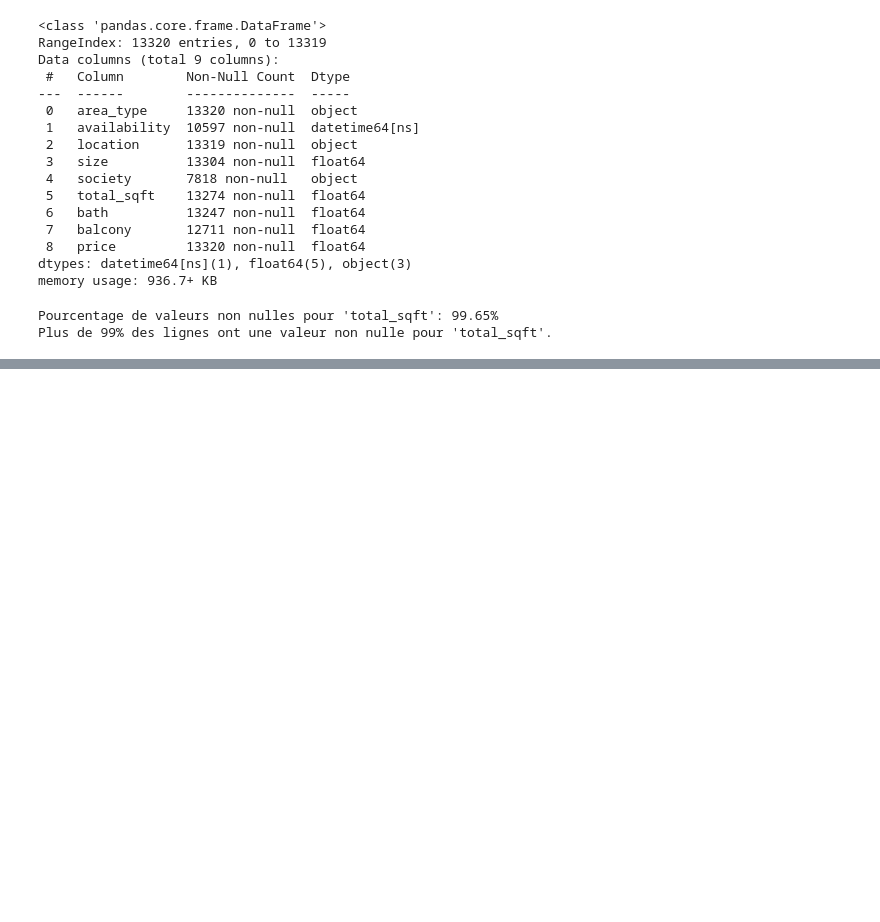
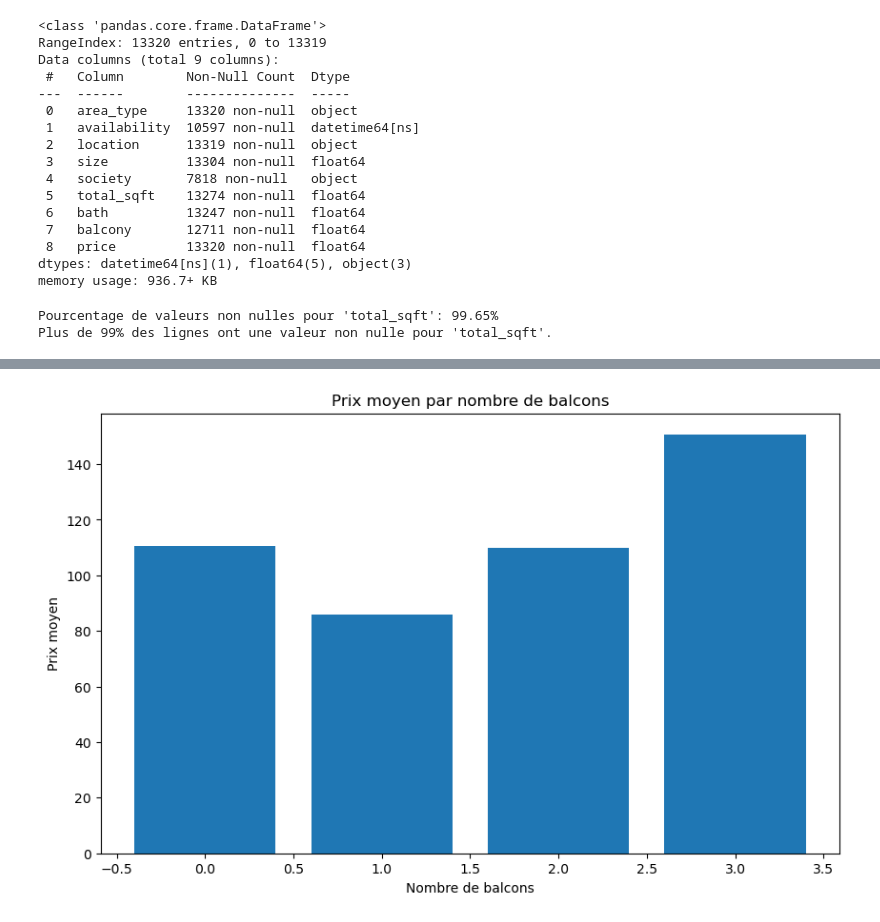
Before and after one commit to Ouchtech1/RegressionLineaire, a Jupyter notebook: projet/projet_IV/consignes.ipynb, the cells around one changed output, grey strips where cells are left out. Cells and saved outputs as stored; diff of their text form; code cells hidden in the pictures; blank space fills up the shorter version.

```diff
--- a/projet/projet_IV/consignes.ipynb
+++ b/projet/projet_IV/consignes.ipynb
@@ -319,0 +342,13 @@ df.to_pickle(output_path_improved)
+# %%
+# Calcul du prix moyen par nombre de balcons
+balcony_price_mean = df_cleaned.groupby('balcony')['price'].mean().reset_index()
+
+# Graphique du prix moyen par nombre de balcons
+plt.figure(figsize=(10, 6))
+plt.bar(balcony_price_mean['balcony'], balcony_price_mean['price'])
+plt.title('Prix moyen par nombre de balcons')
+plt.xlabel('Nombre de balcons')
+plt.ylabel('Prix moyen')
+plt.show()
+# %% [output]
+[figure, added]
```
Also changed, not shown: parts of 1 cell of this notebook.
